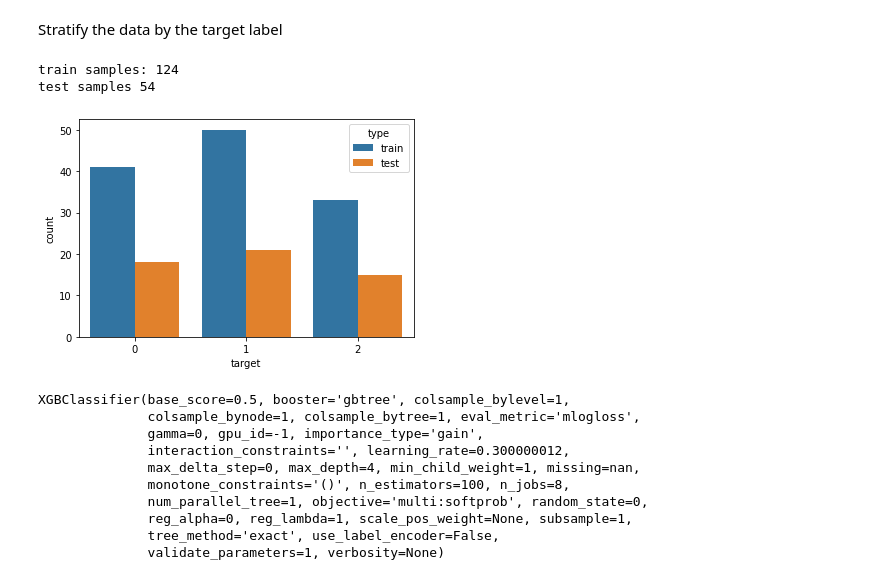
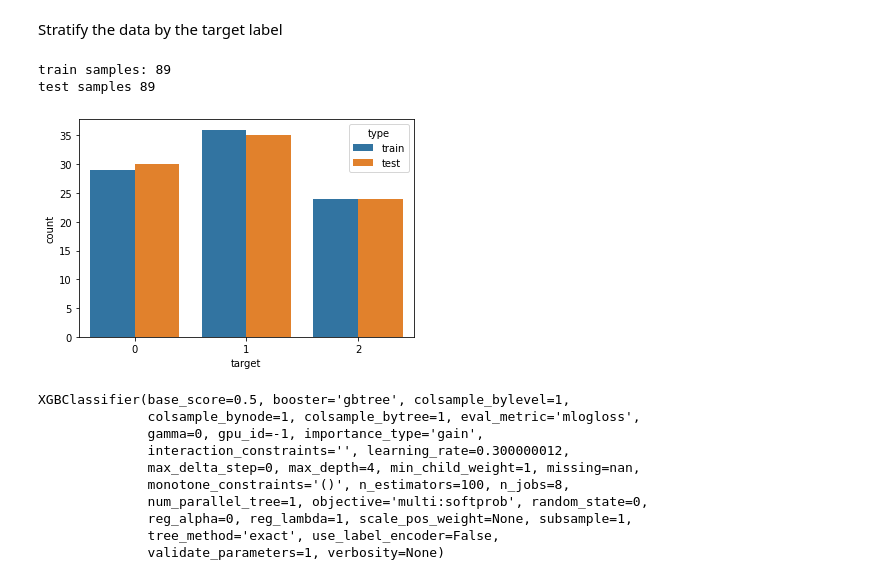
Before and after one commit to rueedlinger/machine-learning-snippets, a Jupyter notebook: notebooks/supervised/classification/ensemble/classification_xgboost.ipynb, the cells around one changed output. Drawn from its saved outputs; the diff is of its cells as text; code cells hidden in the pictures.

```diff
--- a/notebooks/supervised/classification/ensemble/classification_xgboost.ipynb
+++ b/notebooks/supervised/classification/ensemble/classification_xgboost.ipynb
@@ -39,24 +39,24 @@ y = wine.target
 # %% [markdown]
 Stratify the data by the target label
 # %%
-X_train, X_test, y_train, y_test = model_selection.train_test_split(X, y, train_size=0.7, stratify=y)
+X_train, X_test, y_train, y_test = model_selection.train_test_split(X, y, train_size=0.5, stratify=y)
 
 df_train = pd.DataFrame(y_train, columns=['target'])
 df_train['type'] = 'train'
 
 df_test = pd.DataFrame(y_test, columns=['target'])
 df_test['type'] = 'test'
 
 df_set = df_train.append(df_test)
 
 _ = sns.countplot(x='target', hue='type', data=df_set)
 
 print('train samples:', len(X_train))
 print('test samples', len(X_test))
 # %% [output]
-train samples: 124
-test samples 54
+train samples: 89
+test samples 89
-[figure, old version]
+[figure, new version]
 # %%
 model = xgb.XGBClassifier(n_estimators=100, max_depth=4, booster='gbtree', eval_metric='mlogloss', use_label_encoder=False)
 model.fit(X_train, y_train)
```
Also changed, not shown: parts of 3 cells of this notebook, 7 other files.
